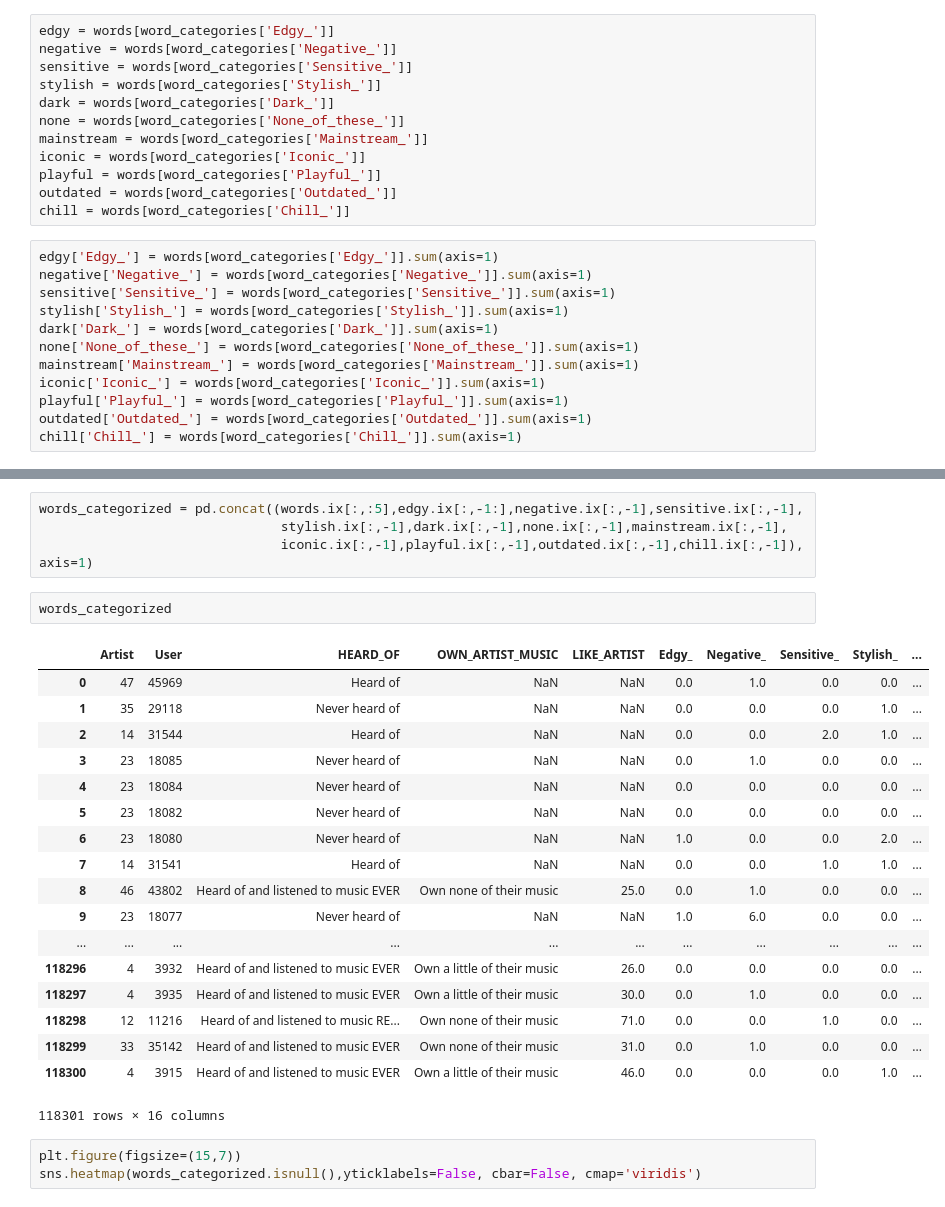
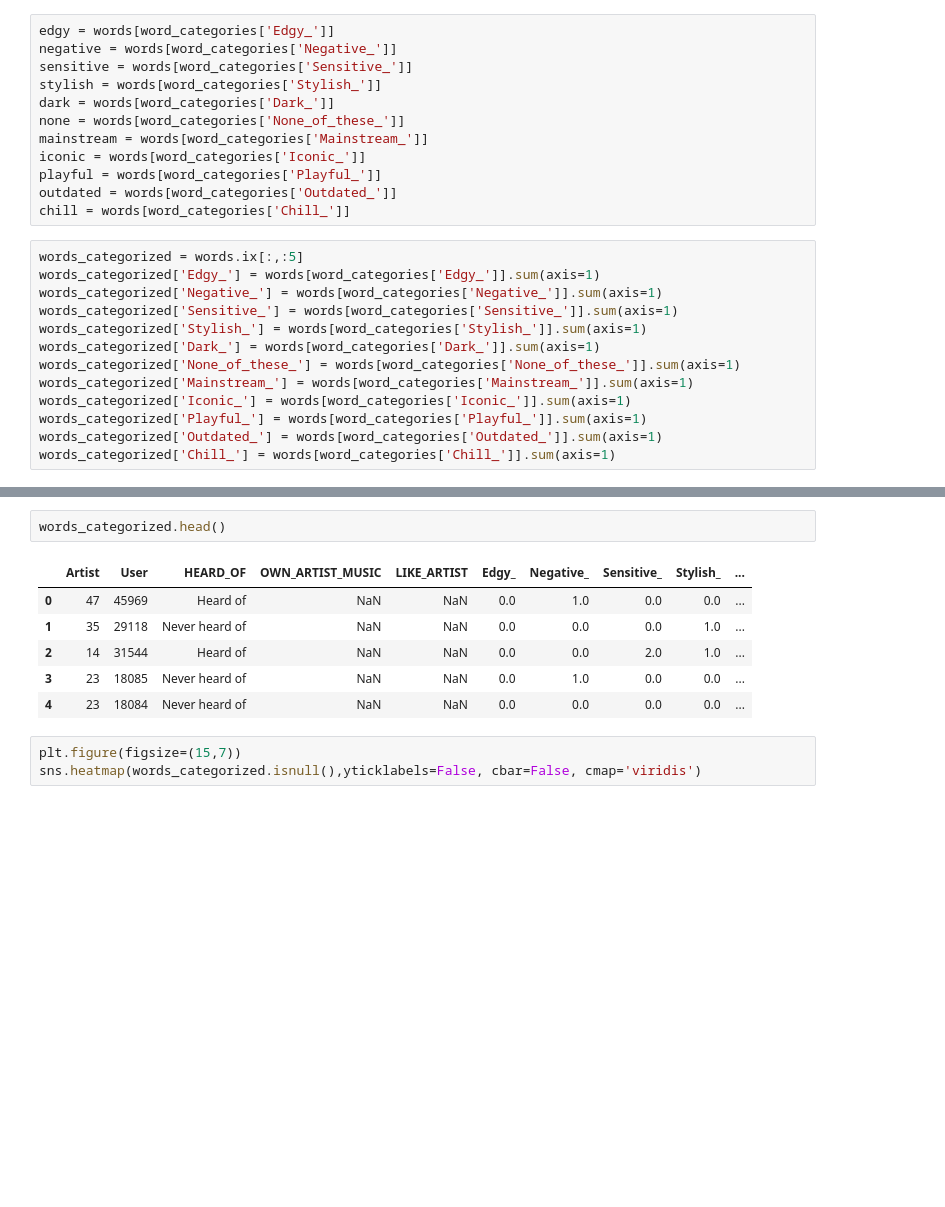
Before and after one commit to jssnyder3/GA-DSI-projects, a Jupyter notebook: projects/Capstone/1_EMI_Words_Cleaning.ipynb, the cells around one changed output, grey strips where cells are left out. Saved outputs shown, nothing was run; the diff lists cells and outputs as text; blank space fills up the shorter version.

```diff
--- a/projects/Capstone/EMI_Words_Cleaning.ipynb
+++ b/projects/Capstone/1_EMI_Words_Cleaning.ipynb
@@ -150,14 +134,15 @@ playful = words[word_categories['Playful_']]
 outdated = words[word_categories['Outdated_']]
 chill = words[word_categories['Chill_']]
 # %%
-edgy['Edgy_'] = words[word_categories['Edgy_']].sum(axis=1)
-negative['Negative_'] = words[word_categories['Negative_']].sum(axis=1)
-sensitive['Sensitive_'] = words[word_categories['Sensitive_']].sum(axis=1)
-stylish['Stylish_'] = words[word_categories['Stylish_']].sum(axis=1)
-dark['Dark_'] = words[word_categories['Dark_']].sum(axis=1)
-none['None_of_these_'] = words[word_categories['None_of_these_']].sum(axis=1)
-mainstream['Mainstream_'] = words[word_categories['Mainstream_']].sum(axis=1)
-iconic['Iconic_'] = words[word_categories['Iconic_']].sum(axis=1)
-playful['Playful_'] = words[word_categories['Playful_']].sum(axis=1)
-outdated['Outdated_'] = words[word_categories['Outdated_']].sum(axis=1)
-chill['Chill_'] = words[word_categories['Chill_']].sum(axis=1)
+words_categorized = words.ix[:,:5]
+words_categorized['Edgy_'] = words[word_categories['Edgy_']].sum(axis=1)
+words_categorized['Negative_'] = words[word_categories['Negative_']].sum(axis=1)
+words_categorized['Sensitive_'] = words[word_categories['Sensitive_']].sum(axis=1)
+words_categorized['Stylish_'] = words[word_categories['Stylish_']].sum(axis=1)
+words_categorized['Dark_'] = words[word_categories['Dark_']].sum(axis=1)
+words_categorized['None_of_these_'] = words[word_categories['None_of_these_']].sum(axis=1)
+words_categorized['Mainstream_'] = words[word_categories['Mainstream_']].sum(axis=1)
+words_categorized['Iconic_'] = words[word_categories['Iconic_']].sum(axis=1)
+words_categorized['Playful_'] = words[word_categories['Playful_']].sum(axis=1)
+words_categorized['Outdated_'] = words[word_categories['Outdated_']].sum(axis=1)
+words_categorized['Chill_'] = words[word_categories['Chill_']].sum(axis=1)
@@ -196,28 +149,12 @@ categories
-# %%
-words_categorized = pd.concat((words.ix[:,:5],edgy.ix[:,-1:],negative.ix[:,-1],sensitive.ix[:,-1],
-                               stylish.ix[:,-1],dark.ix[:,-1],none.ix[:,-1],mainstream.ix[:,-1],
-                               iconic.ix[:,-1],playful.ix[:,-1],outdated.ix[:,-1],chill.ix[:,-1]), axis=1)
 # %%
-words_categorized
+words_categorized.head()
 # %% [output]
 |  | Artist | User | HEARD_OF | OWN_ARTIST_MUSIC | LIKE_ARTIST | Edgy_ | Negative_ | Sensitive_ | Stylish_ | ... |
 | 0 | 47 | 45969 | Heard of | NaN | NaN | 0.0 | 1.0 | 0.0 | 0.0 | ... |
 | 1 | 35 | 29118 | Never heard of | NaN | NaN | 0.0 | 0.0 | 0.0 | 1.0 | ... |
 | 2 | 14 | 31544 | Heard of | NaN | NaN | 0.0 | 0.0 | 2.0 | 1.0 | ... |
 | 3 | 23 | 18085 | Never heard of | NaN | NaN | 0.0 | 1.0 | 0.0 | 0.0 | ... |
 | 4 | 23 | 18084 | Never heard of | NaN | NaN | 0.0 | 0.0 | 0.0 | 0.0 | ... |
-| 5 | 23 | 18082 | Never heard of | NaN | NaN | 0.0 | 0.0 | 0.0 | 0.0 | ... |
-| 6 | 23 | 18080 | Never heard of | NaN | NaN | 1.0 | 0.0 | 0.0 | 2.0 | ... |
-| 7 | 14 | 31541 | Heard of | NaN | NaN | 0.0 | 0.0 | 1.0 | 1.0 | ... |
-| 8 | 46 | 43802 | Heard of and listened to music EVER | Own none of their music | 25.0 | 0.0 | 1.0 | 0.0 | 0.0 | ... |
-| 9 | 23 | 18077 | Never heard of | NaN | NaN | 1.0 | 6.0 | 0.0 | 0.0 | ... |
-| ... | ... | ... | ... | ... | ... | ... | ... | ... | ... | ... |
-| 118296 | 4 | 3932 | Heard of and listened to music EVER | Own a little of their music | 26.0 | 0.0 | 0.0 | 0.0 | 0.0 | ... |
-| 118297 | 4 | 3935 | Heard of and listened to music EVER | Own a little of their music | 30.0 | 0.0 | 1.0 | 0.0 | 0.0 | ... |
-| 118298 | 12 | 11216 | Heard of and listened to music RE... | Own none of their music | 71.0 | 0.0 | 0.0 | 1.0 | 0.0 | ... |
-| 118299 | 33 | 35142 | Heard of and listened to music EVER | Own none of their music | 31.0 | 0.0 | 1.0 | 0.0 | 0.0 | ... |
-| 118300 | 4 | 3915 | Heard of and listened to music EVER | Own a little of their music | 46.0 | 0.0 | 0.0 | 0.0 | 1.0 | ... |
-118301 rows × 16 columns
 # %%
 plt.figure(figsize=(15,7))
 sns.heatmap(words_categorized.isnull(),yticklabels=False, cbar=False, cmap='viridis')
```
Also changed, not shown: parts of 6 cells of this notebook, 7 other files.
